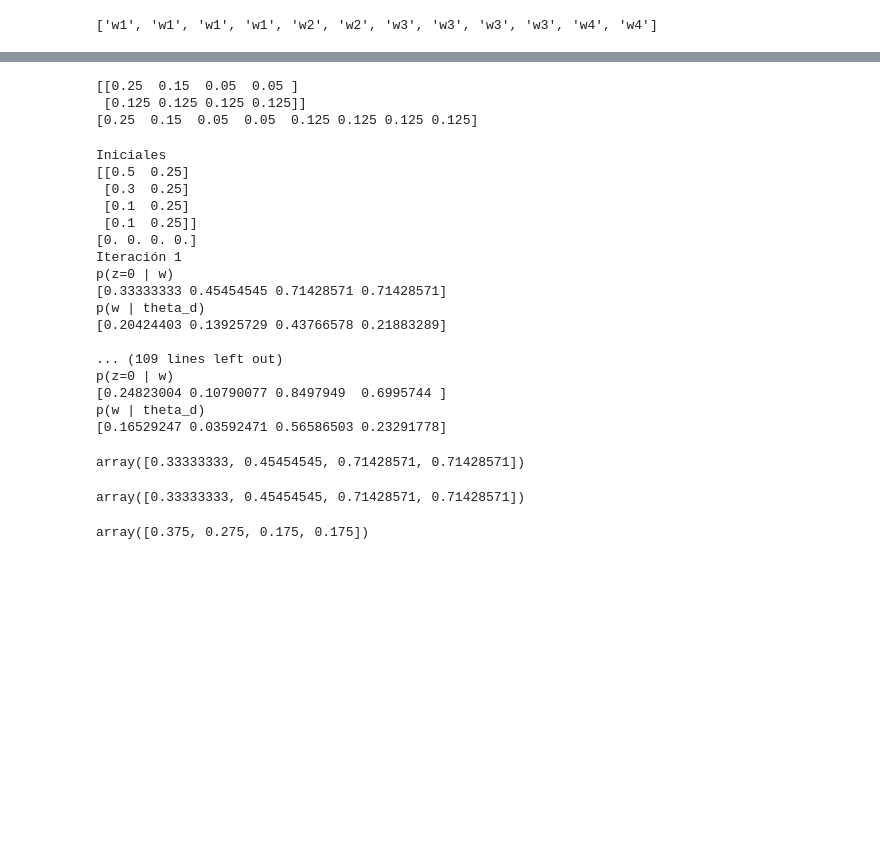
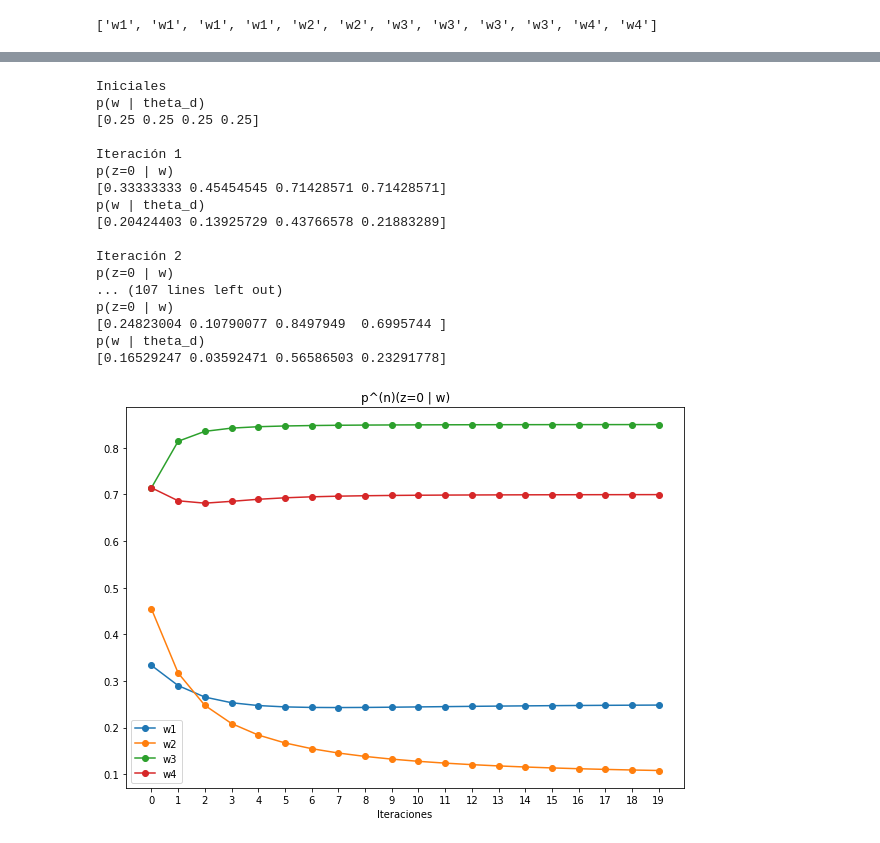
Before and after one commit to gandresto/APIT-2020-2, a Jupyter notebook: Tareas/2/Expectation_Maximization.ipynb, the cells around one changed output, grey strips where cells are left out. Saved outputs shown, nothing was run; the diff lists cells and outputs as text; code cells hidden in the pictures; blank space fills up the shorter version.

Commit message:
Agrego gráficas de probabilidades vs iteraciones

```diff
--- a/Tareas/2/Expectation_Maximization.ipynb
+++ b/Tareas/2/Expectation_Maximization.ipynb
@@ -48,5 +53,6 @@ d
 * counts : $ [count(w_i, d), ..., count(w_{|V|}, d)] $
 # %%
+ITERAC = 20
 vocab = {
     0 : 'w1',
     1 : 'w2',
@@ -83,61 +85,59 @@ array([0.20424403, 0.13925729, 0.43766578, 0.21883289])
-# %%
-# P = np.matrix(prioris)
-# L = np.matrix(likelihoods).T
-# print((prioris*likelihoods).T)
-# print((P*L).T)
-P = prioris
-L = likelihoods
-print((prioris*likelihoods).T)
-print((L*P).T.reshape(8))
-# %% [output]
-[[0.25  0.15  0.05  0.05 ]
- [0.125 0.125 0.125 0.125]]
-[0.25  0.15  0.05  0.05  0.125 0.125 0.125 0.125]
 # %%
+hist_pwthd = [likelihoods.T[1]]
+hist_pz0w = []
+
 print('Iniciales')
-print(likelihoods)
-print(estimados_w)
+# print('p(z=0 | w) ')
+# print(estimados_w)
+print('p(w | theta_d)')
+print(hist_pwthd[0], '\n')
+
 # Iteraciones
-for i in range(20):
+for i in range(ITERAC):
   print(f'Iteración {i+1}')
   estimados_w = paso_E(prioris, likelihoods)
   print('p(z=0 | w)')
   print(estimados_w)
+  hist_pz0w.append(estimados_w)
   prob_w_th = paso_M(counts, estimados_w)
   print('p(w | theta_d)')
   print(prob_w_th)
+  hist_pwthd.append(prob_w_th)
   print('')
   likelihoods = likelihoods.T
   likelihoods[1] = prob_w_th
   likelihoods = likelihoods.T
 # %% [output]
 Iniciales
-[[0.5  0.25]
- [0.3  0.25]
- [0.1  0.25]
- [0.1  0.25]]
-[0. 0. 0. 0.]
+p(w | theta_d)
+[0.25 0.25 0.25 0.25]
+
 Iteración 1
 p(z=0 | w)
 [0.33333333 0.45454545 0.71428571 0.71428571]
 p(w | theta_d)
 [0.20424403 0.13925729 0.43766578 0.21883289]
 
-... (109 lines left out)
+Iteración 2
+p(z=0 | w)
+... (107 lines left out)
 p(z=0 | w)
 [0.24823004 0.10790077 0.8497949  0.6995744 ]
 p(w | theta_d)
 [0.16529247 0.03592471 0.56586503 0.23291778]
-# %%
-likelihoods.T[1]*prioris[1]/sum((likelihoods*prioris).T)
-# %% [output]
-array([0.33333333, 0.45454545, 0.71428571, 0.71428571])
-# %%
-temp = (likelihoods*prioris).T
-temp[1]/sum(temp)
-# %% [output]
-array([0.33333333, 0.45454545, 0.71428571, 0.71428571])
-# %%
-likelihoods.dot(prioris)
-# %% [output]
-array([0.375, 0.275, 0.175, 0.175])
+# %%
+plt.figure(figsize=(10,7))
+plt.title('p^(n)(z=0 | w)')
+x = range(ITERAC)
+y_n = np.array(hist_pz0w).T
+# print(y_n)
+for i, y in enumerate(y_n):
+    line, = plt.plot(x, y, marker = 'o')
+    line.set_label(vocab[i])
+    plt.legend()
+plt.xlabel('Iteraciones')
+plt.xticks(x)
+# plt.savefig('p^{(n)}(z=0 | w)')
+plt.show()
+# %% [output]
+[figure, added]
```
Also changed, not shown: parts of 5 cells of this notebook.
